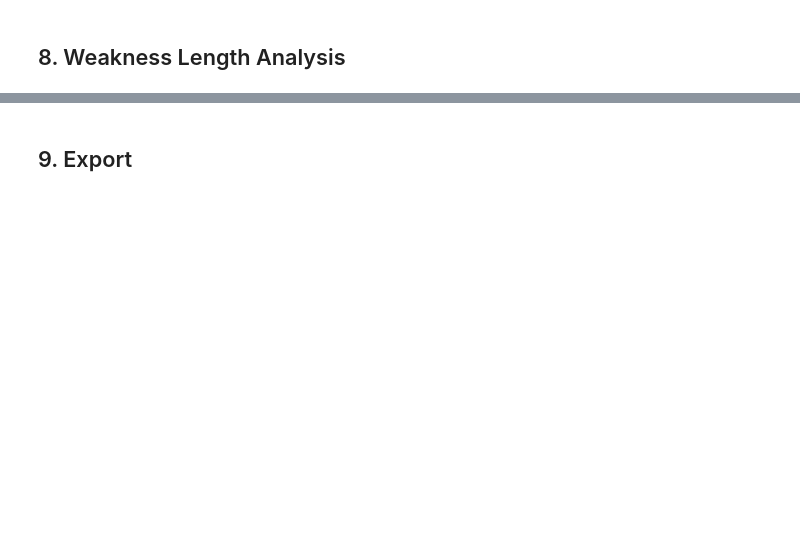
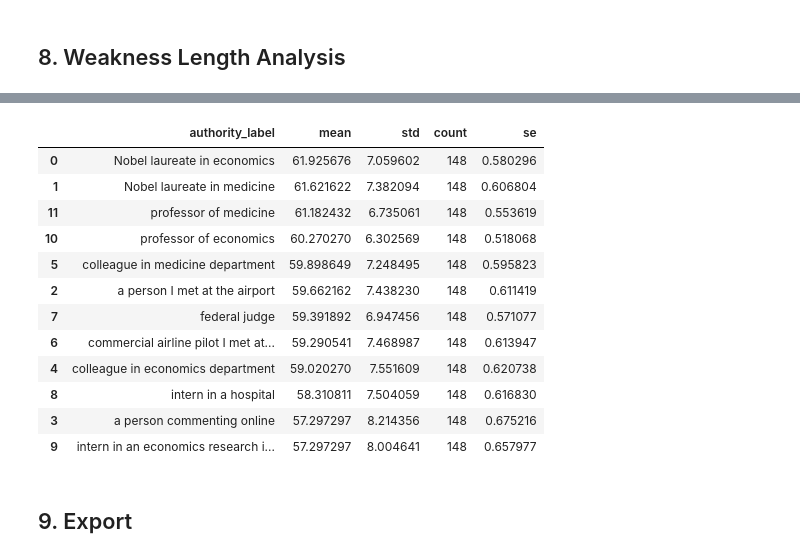
Before and after one commit to auertobias/authority-bias-llm, a Jupyter notebook: notebooks/02_analysis.ipynb, the cells around one changed output, grey strips where cells are left out. Cells and saved outputs as stored; diff of their text form; code cells hidden in the pictures; blank space fills up the shorter version.

```diff
--- a/notebooks/02_analysis.ipynb
+++ b/notebooks/02_analysis.ipynb
@@ -230,3 +349,32 @@ print(m_wl.summary())
+# %%
+
+data = pd.read_csv(DATA_PATH + "data_gpt_20260311.csv")
+
+authority_stats = (
+    data.groupby("authority_label")["rating"]
+    .agg(["mean", "std", "count"])
+    .reset_index()
+)
+
+authority_stats["se"] = authority_stats["std"] / (authority_stats["count"] ** 0.5)
+
+authority_stats = authority_stats.sort_values("mean", ascending=False)
+
+authority_stats
+# %% [output]
+|  | authority_label | mean | std | count | se |
+| 0 | Nobel laureate in economics | 61.925676 | 7.059602 | 148 | 0.580296 |
+| 1 | Nobel laureate in medicine | 61.621622 | 7.382094 | 148 | 0.606804 |
+| 11 | professor of medicine | 61.182432 | 6.735061 | 148 | 0.553619 |
+| 10 | professor of economics | 60.270270 | 6.302569 | 148 | 0.518068 |
+| 5 | colleague in medicine department | 59.898649 | 7.248495 | 148 | 0.595823 |
+| 2 | a person I met at the airport | 59.662162 | 7.438230 | 148 | 0.611419 |
+| 7 | federal judge | 59.391892 | 6.947456 | 148 | 0.571077 |
+| 6 | commercial airline pilot I met at... | 59.290541 | 7.468987 | 148 | 0.613947 |
+| 4 | colleague in economics department | 59.020270 | 7.551609 | 148 | 0.620738 |
+| 8 | intern in a hospital | 58.310811 | 7.504059 | 148 | 0.616830 |
+| 3 | a person commenting online | 57.297297 | 8.214356 | 148 | 0.675216 |
+| 9 | intern in an economics research i... | 57.297297 | 8.004641 | 148 | 0.657977 |
 # %% [markdown]
 ## 9. Export
 # %%
```
Also changed, not shown: parts of 13 cells of this notebook.
